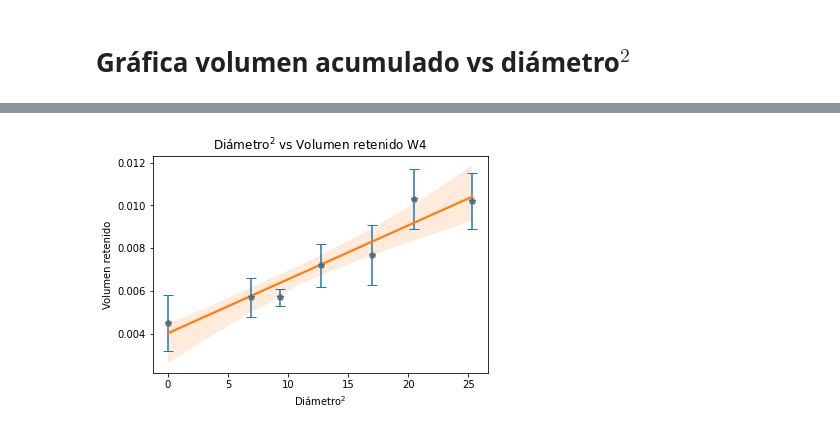
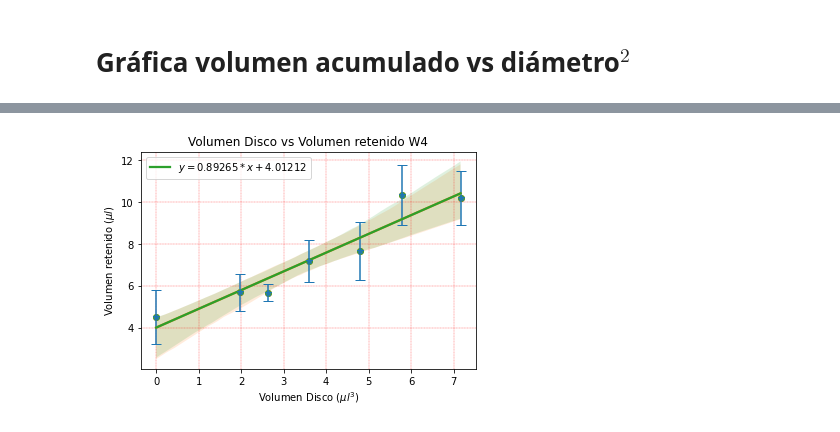
Before and after one commit to And2300/Trash, a Jupyter notebook: Experimento2W4_Datos.ipynb, the cells around one changed output, grey strips where cells are left out. Drawn from its saved outputs; the diff is of its cells as text; code cells hidden in the pictures.

```diff
--- a/Experimento2W4_Datos.ipynb
+++ b/Experimento2W4_Datos.ipynb
@@ -191,13 +196,23 @@ plt.show()
+# %%
+listas = [
+    (lmil(listasd2), lmil(listasd1)),
+    (lmil(listad12), lmil(listad11)),
+    (lmil(listad22), lmil(listad21)),
+    (lmil(listad32), lmil(listad31)),
+    (lmil(listad42), lmil(listad41)),
+    (lmil(listad52), lmil(listad51)),
+    (lmil(listad62), lmil(listad61))
+]
 # %%
-listas = [
-    (listasd2, listasd1),
-    (listad12, listad11),
-    (listad22, listad21),
-    (listad32, listad31),
-    (listad42, listad41),
-    (listad52, listad51),
-    (listad62, listad61)
-]
+#listas = [
+#    (listasd2, listasd1),
+#    (listad12, listad11),
+#    (listad22, listad21),
+#    (listad32, listad31),
+#    (listad42, listad41),
+#    (listad52, listad51),
+#    (listad62, listad61)
+#]
 # %%
 mediasvol, desviacionesvol = med_std_lis(listas)
 print("Medias:", mediasvol)
@@ -208,15 +223,21 @@ Desviaciones estándar: [0.0013, 0.0009, 0.0004, 0.001, 0.0014, 0.0014, 0.0013]
 # %%
 fig, ax = plt.subplots()
 
-mediasDiscoCuad = [x**2 for x in mediasDisco]
+mediasDiscoCuad = [np.pi*((x/2)**2)*0.36 for x in mediasDisco]
+#mediasvolx = [ x*1000 for x in mediasvol]
 ax.errorbar(mediasDiscoCuad, mediasvol, yerr=desviacionesvol, fmt='*', capsize=5)
 sns.regplot(mediasDiscoCuad, mediasvol)
 
+slope, intercept, r_value, pv, se = stats.linregress(mediasDiscoCuad, mediasvol)
+sns.regplot(mediasDiscoCuad, mediasvol, line_kws={'label':'$y=%3.7s*x+%3.7s$'%(slope, intercept)})
+
 #ax.set_ylim(0, 2)
-ax.set_xlabel('Diámetro$^2$')
-ax.set_ylabel('Volumen retenido')
-ax.set_title('Diámetro$^2$ vs Volumen retenido W4')
+ax.set_xlabel('Volumen Disco ($\mu l^3$)')
+ax.set_ylabel('Volumen retenido ($\mu l$)')
+ax.set_title('Volumen Disco vs Volumen retenido W4')
+ax.grid(color='r', linestyle='--', linewidth=0.3)
 
+plt.legend()
 plt.show()
 # %% [output]
-[figure, old version]
+[figure, new version]
```
Also changed, not shown: parts of 3 cells of this notebook.
